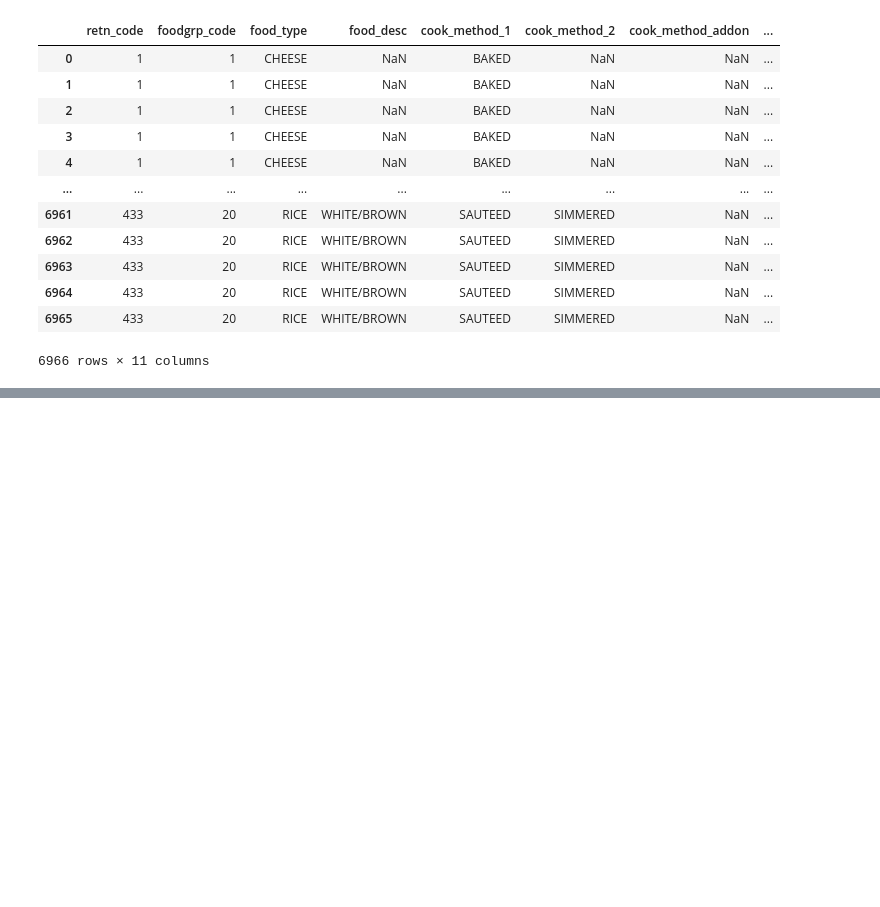
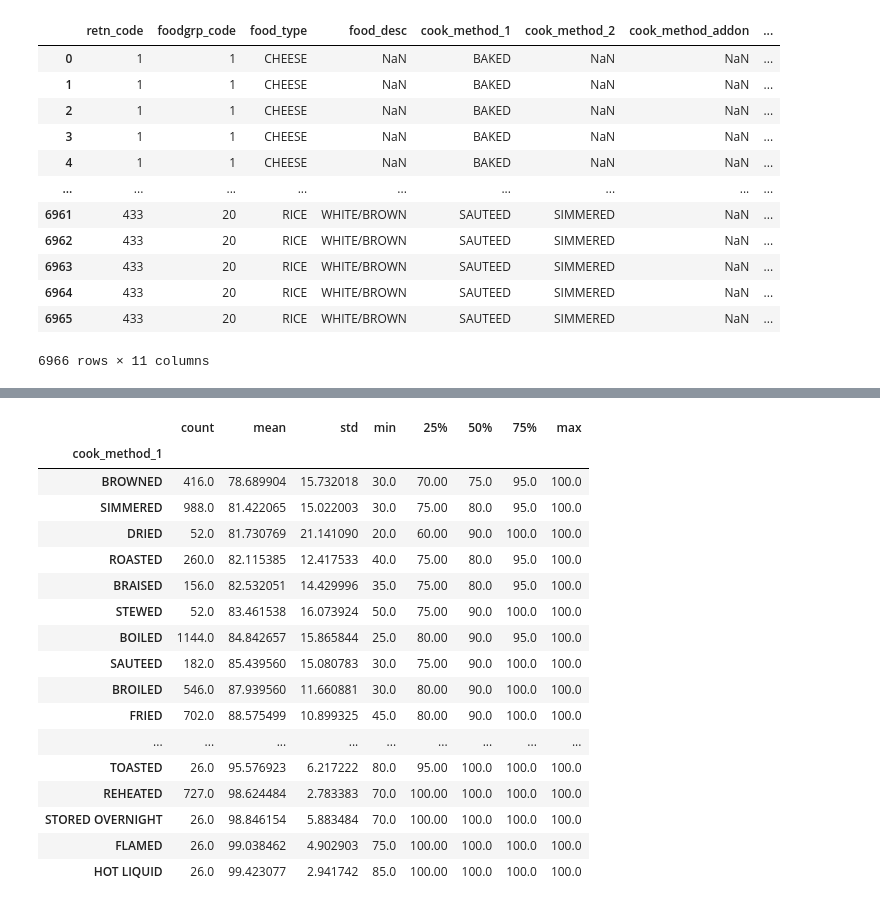
Before and after one commit to Lopotowsky/nutrient_retention, a Jupyter notebook: nutrient_retention_practice.ipynb, the cells around one changed output, grey strips where cells are left out. Cells and saved outputs as stored; diff of their text form; code cells hidden in the pictures; blank space fills up the shorter version.

Commit message:
Exploratory data analysis (groupby, column slicing, creating new df's, filter, dataframe stats)

```diff
--- a/nutrient_retention_practice.ipynb
+++ b/nutrient_retention_practice.ipynb
@@ -54,0 +128,3 @@ Name: retn_factor, dtype: bool
+# %%
+grouped = nr.groupby(by="cook_method_1")
+grouped
@@ -54,0 +233,21 @@ Name: retn_factor, dtype: bool
+# %%
+grouped["retn_factor"].describe().sort_values(by="mean")
+# %% [output]
+|  | count | mean | std | min | 25% | 50% | 75% | max |
+| cook_method_1 |  |  |  |  |  |  |  |  |
+| BROWNED | 416.0 | 78.689904 | 15.732018 | 30.0 | 70.00 | 75.0 | 95.0 | 100.0 |
+| SIMMERED | 988.0 | 81.422065 | 15.022003 | 30.0 | 75.00 | 80.0 | 95.0 | 100.0 |
+| DRIED | 52.0 | 81.730769 | 21.141090 | 20.0 | 60.00 | 90.0 | 100.0 | 100.0 |
+| ROASTED | 260.0 | 82.115385 | 12.417533 | 40.0 | 75.00 | 80.0 | 95.0 | 100.0 |
+| BRAISED | 156.0 | 82.532051 | 14.429996 | 35.0 | 75.00 | 80.0 | 95.0 | 100.0 |
+| STEWED | 52.0 | 83.461538 | 16.073924 | 50.0 | 75.00 | 90.0 | 100.0 | 100.0 |
+| BOILED | 1144.0 | 84.842657 | 15.865844 | 25.0 | 80.00 | 90.0 | 95.0 | 100.0 |
+| SAUTEED | 182.0 | 85.439560 | 15.080783 | 30.0 | 75.00 | 90.0 | 100.0 | 100.0 |
+| BROILED | 546.0 | 87.939560 | 11.660881 | 30.0 | 80.00 | 90.0 | 100.0 | 100.0 |
+| FRIED | 702.0 | 88.575499 | 10.899325 | 45.0 | 80.00 | 90.0 | 100.0 | 100.0 |
+| ... | ... | ... | ... | ... | ... | ... | ... | ... |
+| TOASTED | 26.0 | 95.576923 | 6.217222 | 80.0 | 95.00 | 100.0 | 100.0 | 100.0 |
+| REHEATED | 727.0 | 98.624484 | 2.783383 | 70.0 | 100.00 | 100.0 | 100.0 | 100.0 |
+| STORED OVERNIGHT | 26.0 | 98.846154 | 5.883484 | 70.0 | 100.00 | 100.0 | 100.0 | 100.0 |
+| FLAMED | 26.0 | 99.038462 | 4.902903 | 75.0 | 100.00 | 100.0 | 100.0 | 100.0 |
+| HOT LIQUID | 26.0 | 99.423077 | 2.941742 | 85.0 | 100.00 | 100.0 | 100.0 | 100.0 |
```
Also changed, not shown: parts of 16 cells of this notebook.
